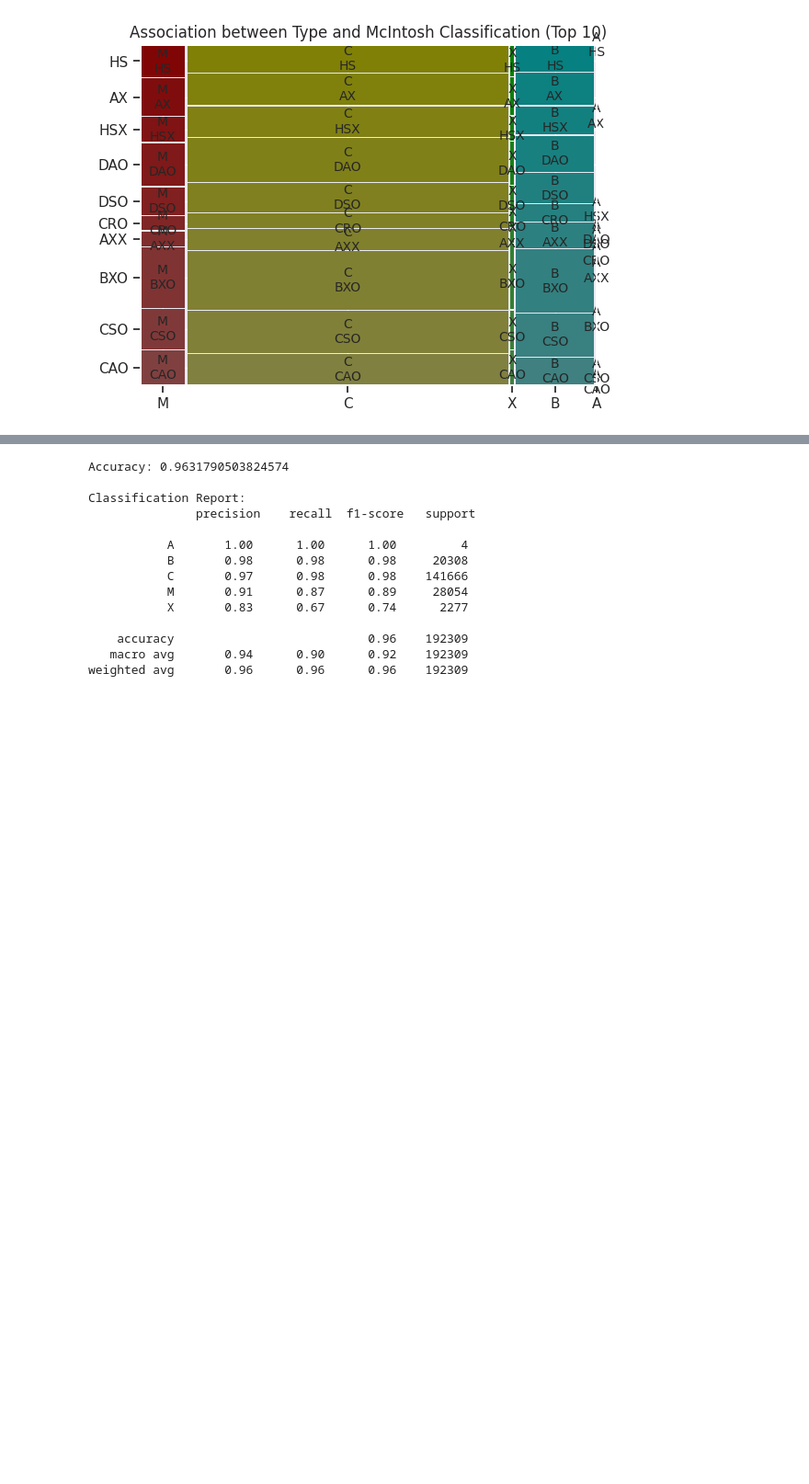
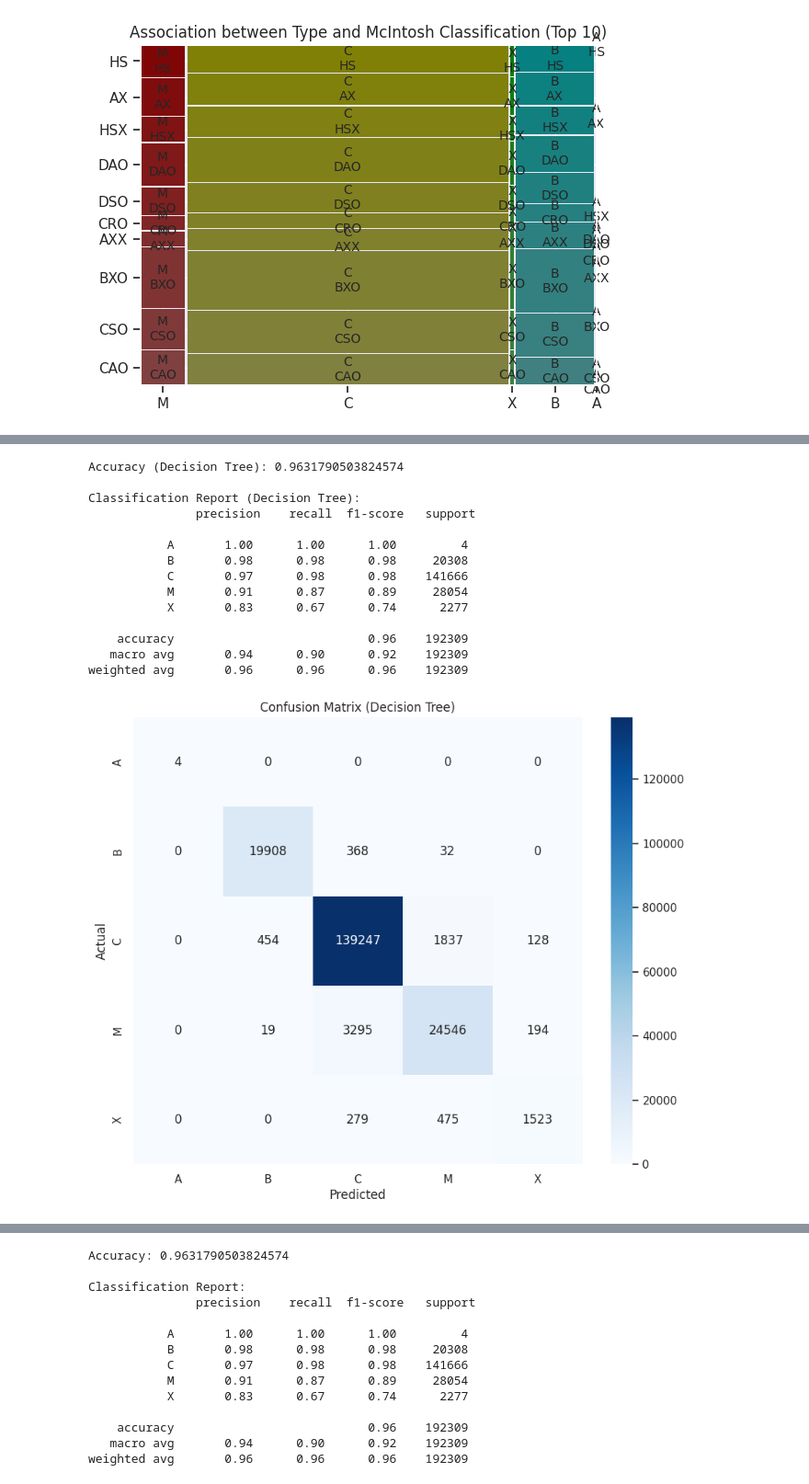
Before and after one commit to Mpho-AI/Sunspots-and-flares, a Jupyter notebook: BDV_ASS2_Sunspots_and_flares.ipynb, the cells around one changed output, grey strips where cells are left out. Shown at 92% size. Saved outputs shown, nothing was run; the diff lists cells and outputs as text; code cells hidden in the pictures; blank space fills up the shorter version.

```diff
--- a/BDV_ASS2_Sunspots_and_flares.ipynb
+++ b/BDV_ASS2_Sunspots_and_flares.ipynb
@@ -500,0 +693,40 @@ else:
+# %%
+from sklearn.tree import DecisionTreeClassifier
+
+# Initialize and train the Decision Tree model
+dt_model = DecisionTreeClassifier(random_state=42)
+dt_model.fit(X_train, y_train)
+
+# Make predictions on the test set
+y_pred_dt = dt_model.predict(X_test)
+
+# Evaluate the performance of the Decision Tree model
+print("Accuracy (Decision Tree):", accuracy_score(y_test, y_pred_dt))
+print("\nClassification Report (Decision Tree):\n", classification_report(y_test, y_pred_dt))
+
+# Create a confusion matrix for the Decision Tree model
+conf_matrix_dt = confusion_matrix(y_test, y_pred_dt)
+
+# Display the confusion matrix using a heatmap for the Decision Tree model
+plt.figure(figsize=(10, 8))
+sns.heatmap(conf_matrix_dt, annot=True, fmt='d', cmap='Blues', xticklabels=dt_model.classes_, yticklabels=dt_model.classes_)
+plt.xlabel('Predicted')
+plt.ylabel('Actual')
+plt.title('Confusion Matrix (Decision Tree)')
+plt.show()
+# %% [output]
+Accuracy (Decision Tree): 0.9631790503824574
+
+Classification Report (Decision Tree):
+               precision    recall  f1-score   support
+
+           A       1.00      1.00      1.00         4
+           B       0.98      0.98      0.98     20308
+           C       0.97      0.98      0.98    141666
+           M       0.91      0.87      0.89     28054
+           X       0.83      0.67      0.74      2277
+
+    accuracy                           0.96    192309
+   macro avg       0.94      0.90      0.92    192309
+weighted avg       0.96      0.96      0.96    192309
+[figure, added]
```
Also changed, not shown: parts of 26 cells of this notebook.
